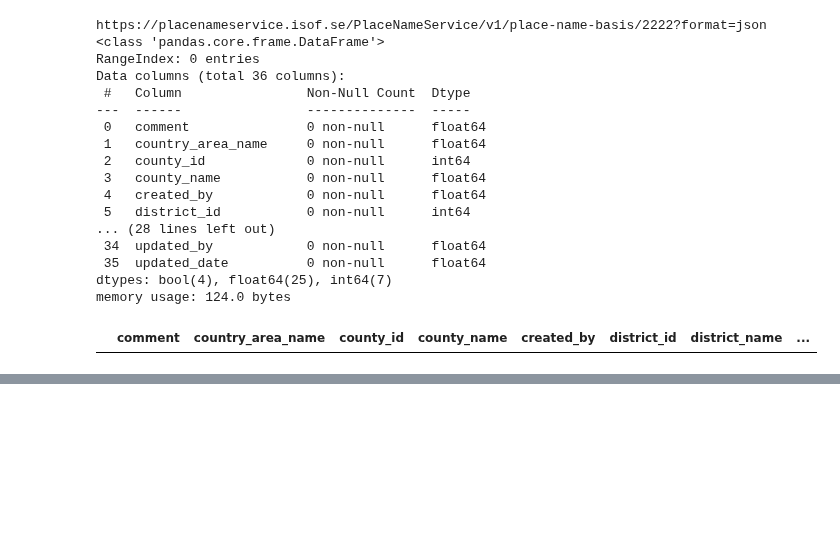
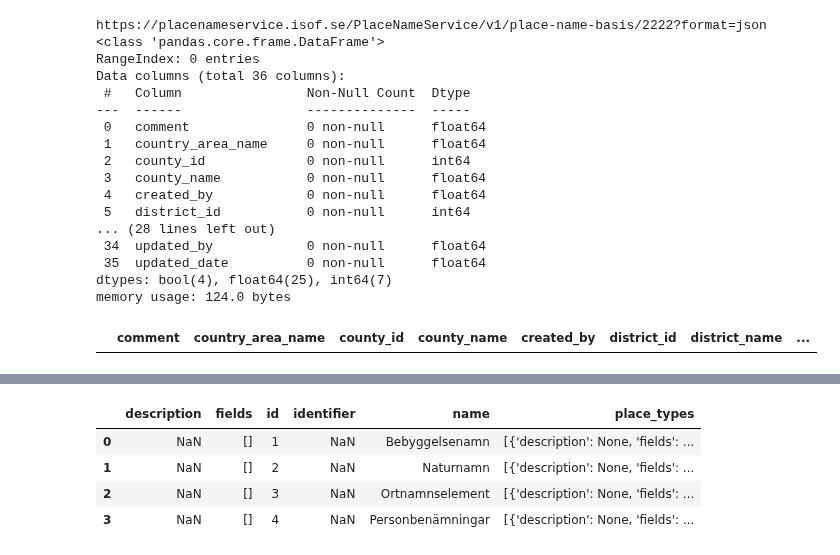
Before and after one commit to salgo60/open-data-examples, a Jupyter notebook: ISOF placenameservice.ipynb, the cells around one changed output, grey strips where cells are left out. Cells and saved outputs as stored; diff of their text form; code cells hidden in the pictures; blank space fills up the shorter version.

```diff
--- a/ISOF placenameservice.ipynb
+++ b/ISOF placenameservice.ipynb
@@ -228,0 +292,6 @@ data_placenamebasis_2222
+# %%
+url_service = "v1/place-names/name-types"
+url = urlbase + url_service + "?format=json"
+data_name_types = pd.read_json(url)
+print(url)
+data_name_types.info()
@@ -228,0 +313,8 @@ data_placenamebasis_2222
+# %%
+data_name_types
+# %% [output]
+|  | description | fields | id | identifier | name | place_types |
+| 0 | NaN | [] | 1 | NaN | Bebyggelsenamn | [{'description': None, 'fields': ... |
+| 1 | NaN | [] | 2 | NaN | Naturnamn | [{'description': None, 'fields': ... |
+| 2 | NaN | [] | 3 | NaN | Ortnamnselement | [{'description': None, 'fields': ... |
+| 3 | NaN | [] | 4 | NaN | Personbenämningar | [{'description': None, 'fields': ... |
```
Also changed, not shown: parts of 7 cells of this notebook.
